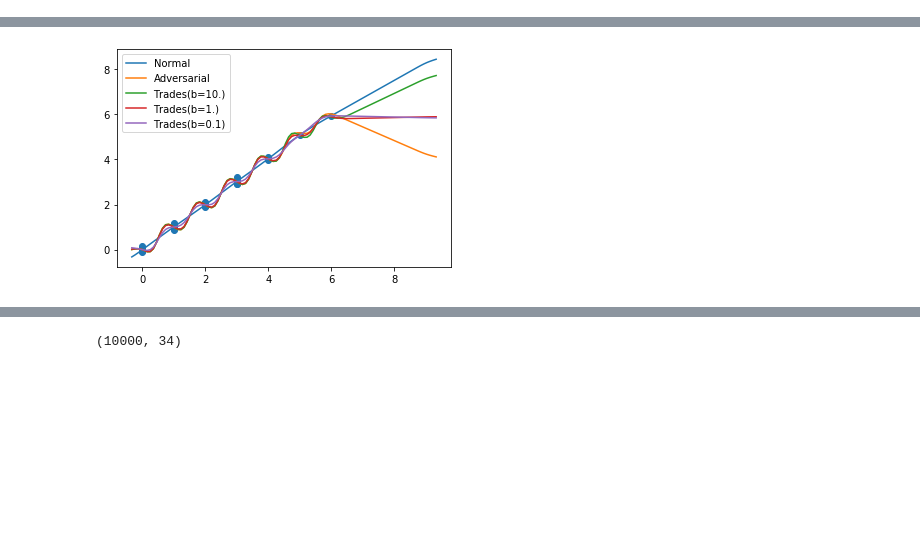
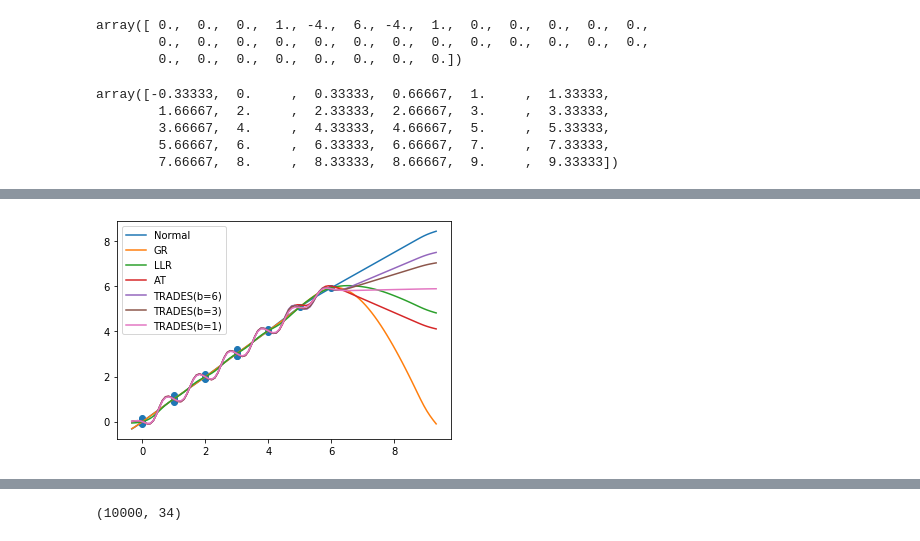
Before and after one commit to yangarbiter/blindguess, a Jupyter notebook: notebooks/splines.ipynb, the cells around one changed output, grey strips where cells are left out. Saved outputs shown, nothing was run; the diff lists cells and outputs as text; code cells hidden in the pictures; blank space fills up the shorter version.

```diff
--- a/notebooks/splines.ipynb
+++ b/notebooks/splines.ipynb
@@ -184,3 +238,17 @@ P = get_P(knots)
+# %%
+P[5]
+# %% [output]
+array([ 0.,  0.,  0.,  1., -4.,  6., -4.,  1.,  0.,  0.,  0.,  0.,  0.,
+        0.,  0.,  0.,  0.,  0.,  0.,  0.,  0.,  0.,  0.,  0.,  0.,  0.,
+        0.,  0.,  0.,  0.,  0.,  0.,  0.,  0.])
+# %%
+knots
+# %% [output]
+array([-0.33333,  0.     ,  0.33333,  0.66667,  1.     ,  1.33333,
+        1.66667,  2.     ,  2.33333,  2.66667,  3.     ,  3.33333,
+        3.66667,  4.     ,  4.33333,  4.66667,  5.     ,  5.33333,
+        5.66667,  6.     ,  6.33333,  6.66667,  7.     ,  7.33333,
+        7.66667,  8.     ,  8.33333,  8.66667,  9.     ,  9.33333])
 # %%
 def calc_mse_err(theta, X, y):
     feats = get_feats(X, knots)
@@ -213,6 +281,11 @@ def get_sol(trnX, trny, tstX, tsty, prob, beta=1, cv="nor"):
     for lamda in lamdas:
         if prob == "normal":
             res = solve_normal(feats, trny, lamda)
+        elif prob == "llr":
+            knots_idx = np.argmin(np.abs(trnX.reshape(-1, 1) - knots.reshape(1, -1)), axis=1) + 2
+            res = solve_llr(T_feats, trny, lamda, P, knots_idx, beta=beta)
+        elif prob == "gr":
+            res = solve_gr(feats, trny, lamda, beta=beta)
         elif prob == "adv":
             res = solve_adv(T_feats, trny, lamda, P)
         elif prob == "trades":
@@ -240,6 +313,7 @@ def print_results(theta, trnX, trny, tstX, tsty):
     trn_lip = calc_lip(theta, trnX, trny)
     tst_lip = calc_lip(theta, tstX, tsty)
 
+
     #print(f"trn mse: {trn_mse}")
     #print(f"advtrn mse: {adv_trn_mse}")
 
@@ -262,15 +336,13 @@ tstX += generate_x_noise(10000)
 
 X_test, y_test = get_test_set()
 
-feats = get_feats(X, knots)
-print(feats.shape)
-
 theta_normal = get_sol(trnX, trny, tstX, tsty, "normal", cv="nor")
+theta_gr = get_sol(trnX, trny, tstX, tsty, "gr", beta=0.01, cv="adv")
+theta_llr = get_sol(trnX, trny, tstX, tsty, "llr", beta=0.01, cv="adv")
 theta_adv = get_sol(trnX, trny, tstX, tsty, "adv", cv="adv")
-theta_trd_10 = get_sol(trnX, trny, tstX, tsty, "trades", beta=10, cv="adv")
-theta_trd_1 = get_sol(trnX, trny, tstX, tsty, "trades", beta=1, cv="adv")
-theta_trd_0 = get_sol(trnX, trny, tstX, tsty, "trades", beta=0.1, cv="adv")
-#theta_trd_0 = get_sol(trnX, trny, tstX, tsty, "trades", beta=0.01, cv="adv")
+theta_trd_10 = get_sol(trnX, trny, tstX, tsty, "trades", beta=6, cv="adv")
+theta_trd_1 = get_sol(trnX, trny, tstX, tsty, "trades", beta=3, cv="adv")
+theta_trd_0 = get_sol(trnX, trny, tstX, tsty, "trades", beta=1, cv="adv")
 
 X_plot = np.linspace(-adv_eps, num_stairs-1 + adv_eps, 100)
 feats_plot = get_feats(X_plot, knots)
@@ -281,47 +353,45 @@ plt.scatter(trnX, trny)
 #plt.scatter(tstX, tsty)
 
 plt.plot(X_plot, normal_plot_preds, label="Normal")
+gr_plot_preds = feats_plot.dot(theta_gr)
+plt.plot(X_plot, gr_plot_preds, label="GR")
+llr_plot_preds = feats_plot.dot(theta_llr)
+plt.plot(X_plot, llr_plot_preds, label="LLR")
 adv_plot_preds = feats_plot.dot(theta_adv)
-plt.plot(X_plot, adv_plot_preds, label="Adversarial")
+plt.plot(X_plot, adv_plot_preds, label="AT")
 trd_plot_preds = feats_plot.dot(theta_trd_10)
-plt.plot(X_plot, trd_plot_preds, label="Trades(b=10.)")
+plt.plot(X_plot, trd_plot_preds, label="TRADES(b=6)")
 trd_plot_preds = feats_plot.dot(theta_trd_1)
-plt.plot(X_plot, trd_plot_preds, label="Trades(b=1.)")
+plt.plot(X_plot, trd_plot_preds, label="TRADES(b=3)")
 trd_plot_preds = feats_plot.dot(theta_trd_0)
-plt.plot(X_plot, trd_plot_preds, label="Trades(b=0.1)")
+plt.plot(X_plot, trd_plot_preds, label="TRADES(b=1)")
 #trd_plot_preds = feats_plot.dot(theta_trd_01)
 #plt.plot(X_plot, trd_plot_preds, label="Trades(b=0.01)")
 plt.legend()
 plt.savefig("./small-stair.png")
 #print("Normal")
 normal_res = print_results(theta_normal, trnX, trny, tstX, tsty)
-#print(test_sqerr(X_test, theta_normal))
-#summarize(theta_normal, X, y, X_test)
-#print()
-#print("Adversarial")
-#print(test_sqerr(X_test, theta_adv))
-#summarize(theta_adv, X, y, X_test)
-#print()
-#print("Trades(1.)")
-#print(test_sqerr(X_test, theta_trd_1))
-#summarize(theta_trd_1, X, y, X_test)
-#print()
-#print("Trades(.1)")
-#print(test_sqerr(X_test, theta_trd_0))
-#summarize(theta_trd_0, X, y, X_test)
+gr_res = print_results(theta_gr, trnX, trny, tstX, tsty)
+llr_res = print_results(theta_llr, trnX, trny, tstX, tsty)
 adv_res = print_results(theta_adv, trnX, trny, tstX, tsty)
 trd10_res = print_results(theta_trd_10, trnX, trny, tstX, tsty)
 trd1_res = print_results(theta_trd_1, trnX, trny, tstX, tsty)
 trd0_res = print_results(theta_trd_0, trnX, trny, tstX, tsty)
-#trd01_res = print_results(theta_trd_01, trnX, trny, tstX, tsty)
 
 df = pd.DataFrame.from_dict({
     "normal": normal_res,
+    "GR": gr_res,
+    "LLR": llr_res,
     "AT": adv_res,
-    "Trades(10.)": trd10_res,
-    "Trades(1.)": trd1_res,
-    "Trades(.1)": trd0_res,
+    "TRADES(6)": trd10_res,
+    "TRADES(3)": trd1_res,
+    "TRADES(1)": trd0_res,
 }, orient="index")
 df.columns = ['tr MSE', 'ts MSE', 'adv tr MSE', 'adv ts MSE', 'tr lip(1)', 'ts lip(1)']
-print(df.to_latex(column_format="lcccccc"))
+df['gap'] = (df['tr MSE'] - df['ts MSE'])
+df['adv gap'] = (df['adv tr MSE'] - df['adv ts MSE'])
+
+df = df[['tr MSE', 'ts MSE', 'adv ts MSE', 'ts lip(1)', 'gap', 'adv gap']]
+
+print(df.to_latex(column_format="lc|cc|c|cc", float_format="%.4f", escape=False))
 # %% [output]
@@ -343,3 +416,3 @@ Trades(.1)  &  0.005945 &  0.156086 &    0.048926 &    0.208359 &   0.606923 &
 \bottomrule
 \end{tabular}
-[figure, old version]
+[figure, new version]
```
Also changed, not shown: parts of 10 cells of this notebook, 4 other files.
